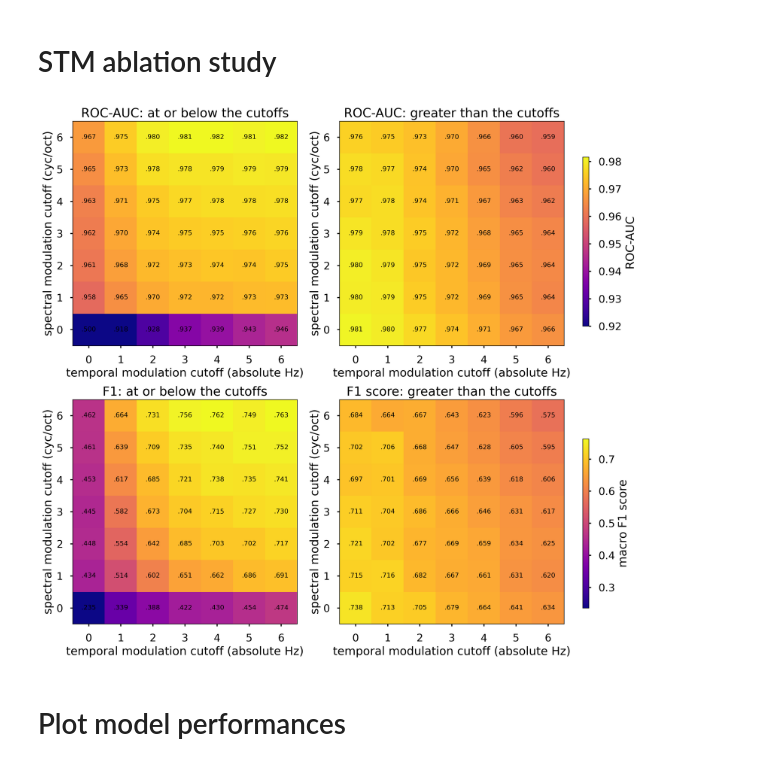
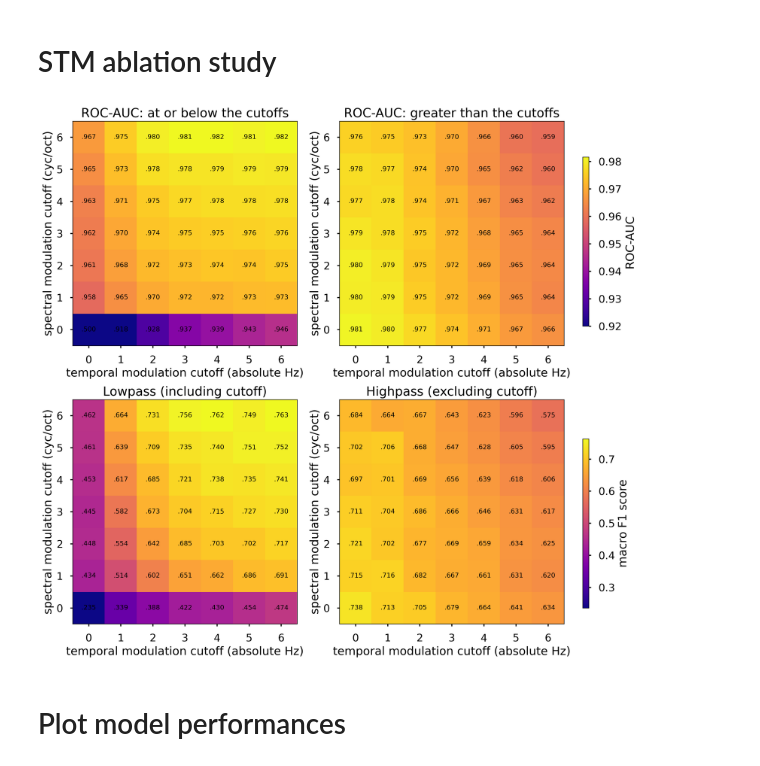
Before and after one commit to curlsloth/MusicSpeech-STM, a Jupyter notebook: STM12_evaluate_model.ipynb, the cells around one changed output. Saved outputs shown, nothing was run; the diff lists cells and outputs as text; code cells hidden in the pictures.

```diff
--- a/STM12_evaluate_model.ipynb
+++ b/STM12_evaluate_model.ipynb
@@ -567,36 +567,36 @@ with plt.style.context('seaborn-v0_8-poster'):
 
     # Plot F1
     min_f1 = np.min(pd.concat([table_high_F1, table_low_F1]))
     max_f1 = np.max(pd.concat([table_high_F1, table_low_F1]))
     norm_F1 = mcolors.LogNorm(vmin=min_f1, vmax=max_f1)
 
     im2 = ax[1,0].imshow(table_high_F1, aspect='equal', origin='lower', extent=extent, cmap=cmap, interpolation=None, vmin=min_f1, vmax=max_f1)
     # im2 = ax[1,0].imshow(table_high_F1, aspect='equal', origin='lower', extent=extent, cmap=cmap, interpolation=None, norm=norm_F1)
-    ax[1,0].set_title('F1: at or below the cutoffs')
+    ax[1,0].set_title('Lowpass (including cutoff)')
     ax[1,0].set_xlabel('temporal modulation cutoff (absolute Hz)')
     ax[1,0].set_ylabel('spectral modulation cutoff (cyc/oct)')
     show_values(table_high_F1, ax[1,0])
 
     im3 = ax[1,1].imshow(table_low_F1, aspect='equal', origin='lower', extent=extent, cmap=cmap, interpolation=None, vmin=min_f1, vmax=max_f1)
     # im3 = ax[1,1].imshow(table_low_F1, aspect='equal', origin='lower', extent=extent, cmap=cmap, interpolation=None, norm=norm_F1)
-    ax[1,1].set_title('F1 score: greater than the cutoffs')
+    ax[1,1].set_title('Highpass (excluding cutoff)')
     ax[1,1].set_xlabel('temporal modulation cutoff (absolute Hz)')
     # ax[1,1].set_yticks([])
     ax[1,1].set_ylabel('spectral modulation cutoff (cyc/oct)')
     show_values(table_low_F1, ax[1,1])
 
     cbar_f1_ax = fig.add_axes([0.9, 0.1, 0.01, 0.3])
     cbar_f1 = plt.colorbar(im2, cax=cbar_f1_ax)
     cbar_f1.set_label('macro F1 score')
 
 
 
     # Adjust layout to make room for the colorbar
     plt.tight_layout(rect=[0, 0, 0.9, 1])  # Adjust the rect parameter to fit the colorbar
     plt.show()
     fig.savefig('ablation_20250120.png')
 # %% [output]
-[figure, old version]
+[figure, new version]
 # %% [markdown]
 # Plot model performances
 # %%
```
Also changed, not shown: parts of 1 cell of this notebook.
